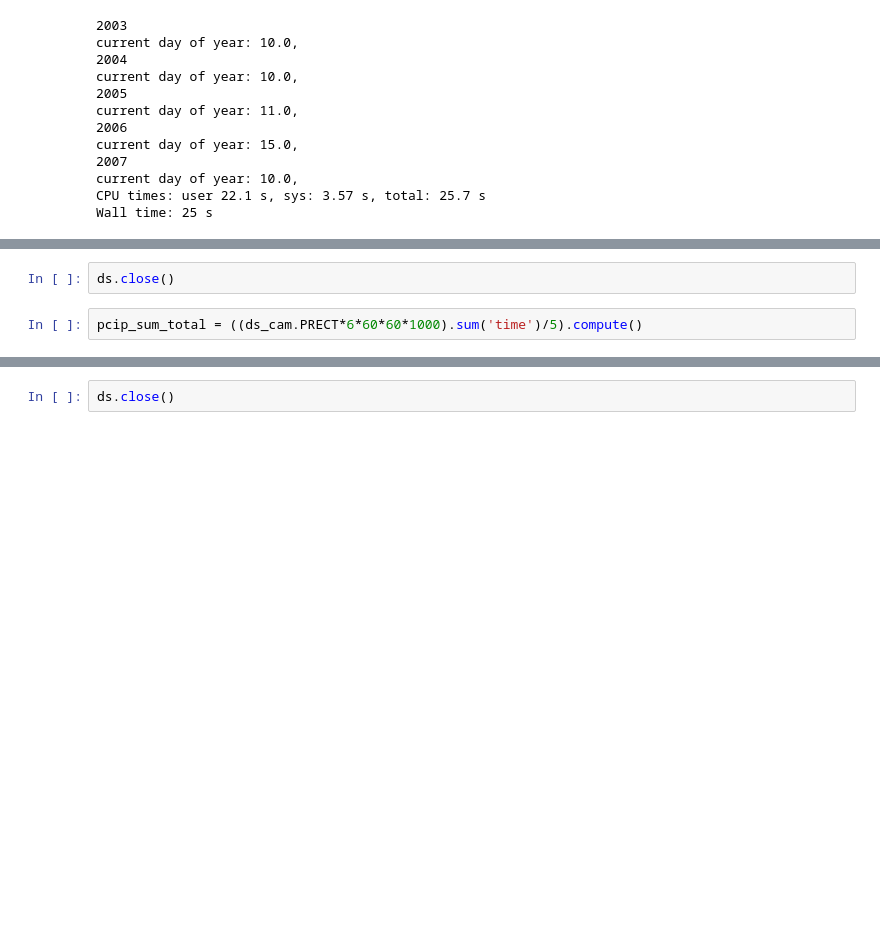
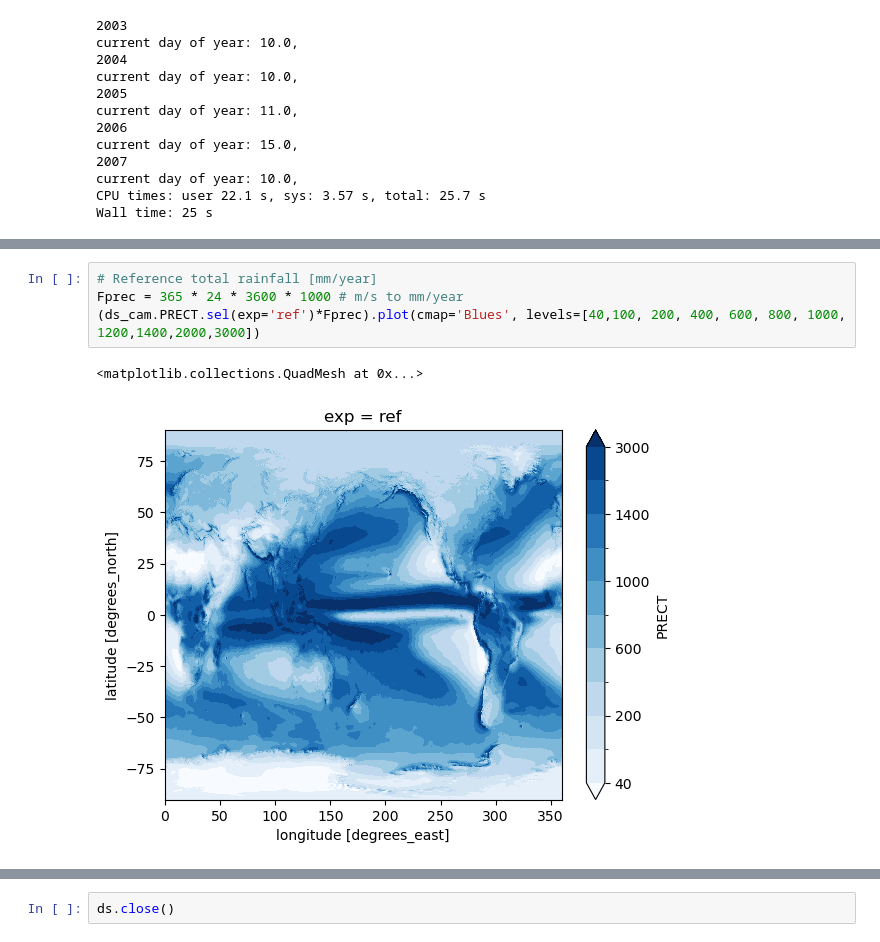
Before and after one commit to JdeJong96/TCs-under-SAI, a Jupyter notebook: tracker/additional/precipitation_sum_v2/main.ipynb, the cells around one changed output, grey strips where cells are left out. Drawn from its saved outputs; the diff is of its cells as text; blank space fills up the shorter version.

```diff
--- a/tracker/additional/precipitation_sum_v2/main.ipynb
+++ b/tracker/additional/precipitation_sum_v2/main.ipynb
@@ -216,4 +384,7 @@ ds.PRECT.mean('year').plot()
-# %%
-ds.close()
-# %%
-pcip_sum_total = ((ds_cam.PRECT*6*60*60*1000).sum('time')/5).compute()
+# %%
+# Reference total rainfall [mm/year]
+Fprec = 365 * 24 * 3600 * 1000 # m/s to mm/year
+(ds_cam.PRECT.sel(exp='ref')*Fprec).plot(cmap='Blues', levels=[40,100, 200, 400, 600, 800, 1000, 1200,1400,2000,3000])
+# %% [output]
+<matplotlib.collections.QuadMesh at 0x...>
+[figure, added]
```
Also changed, not shown: parts of 30 cells of this notebook, 26 other files.
